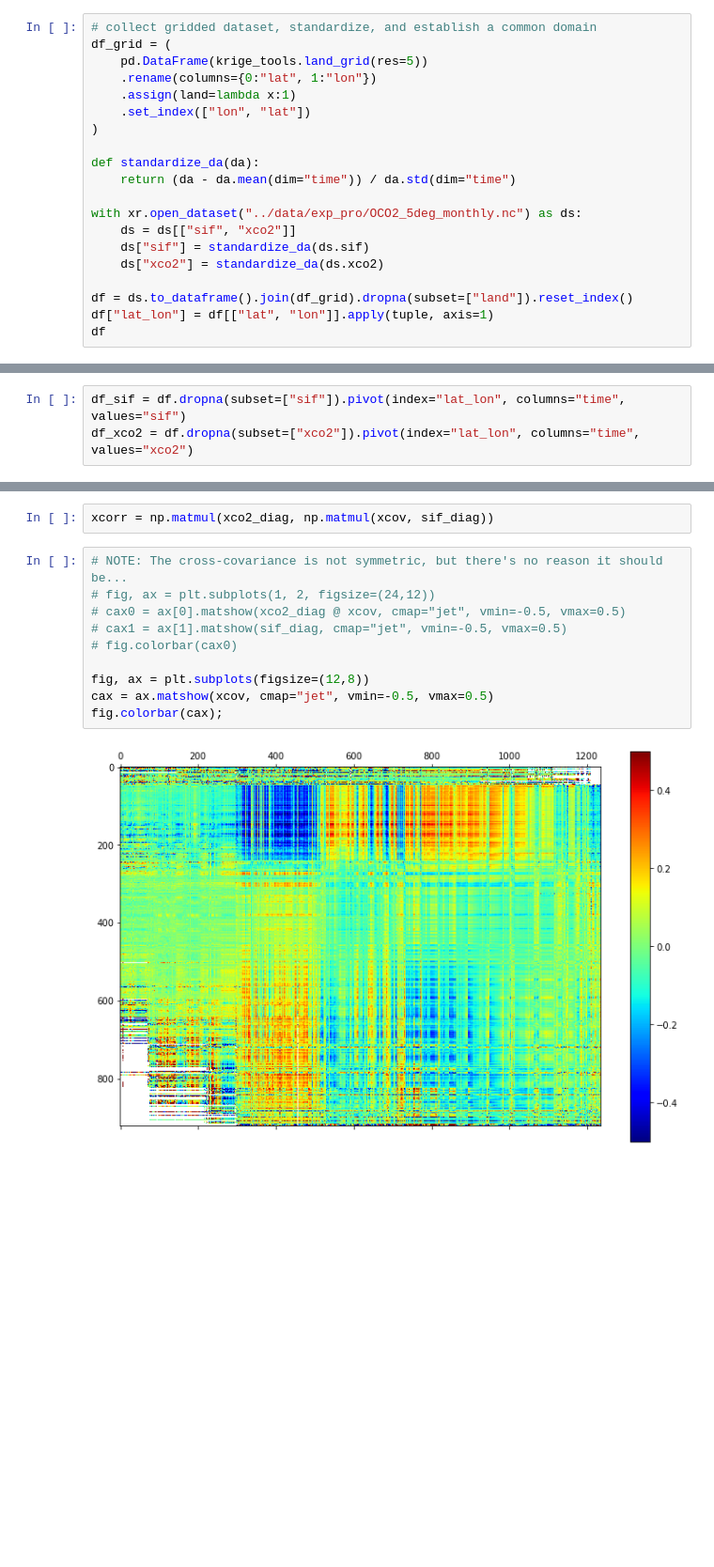
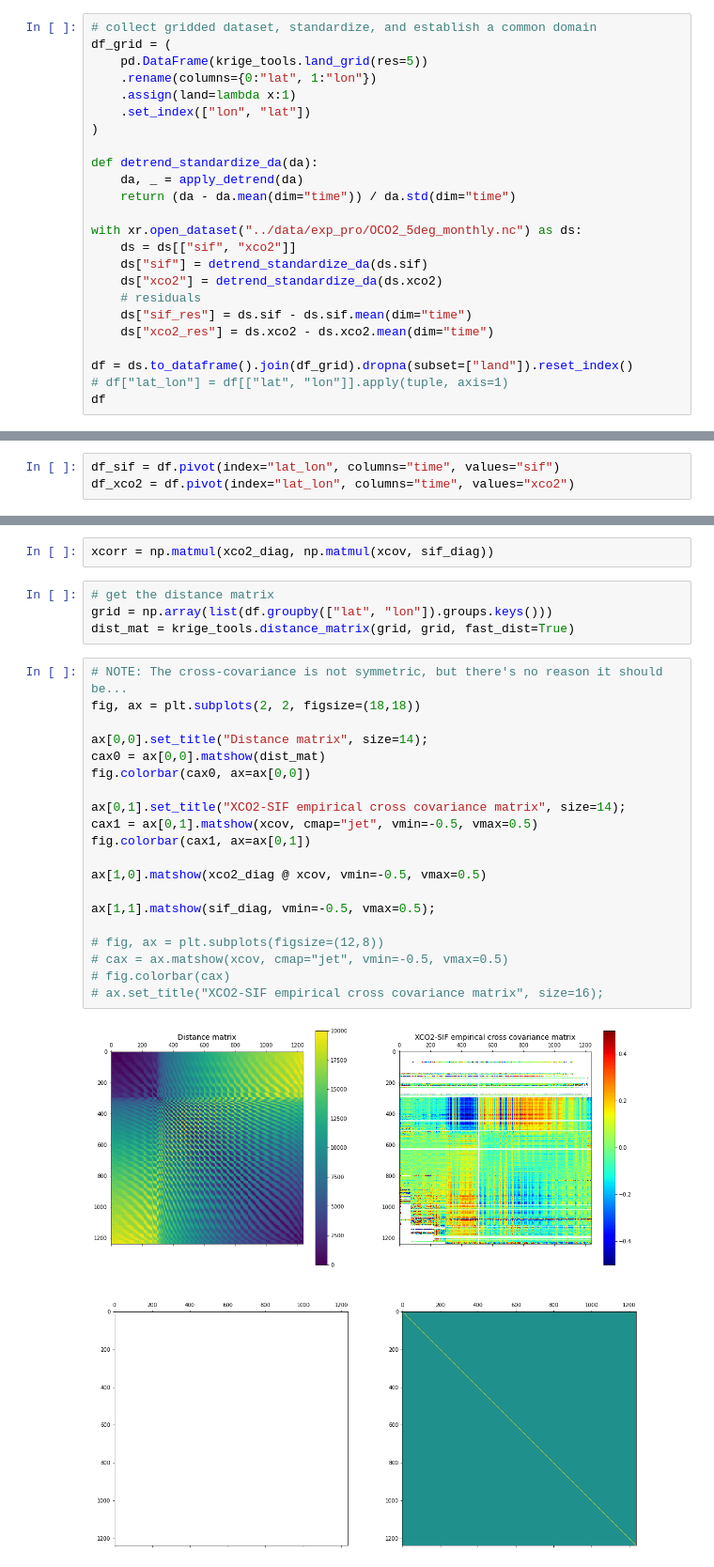
Before and after one commit to 91Mrwu/sif-xco2-cokriging, a Jupyter notebook: research/empirical_cross_cov.ipynb, the cells around one changed output, grey strips where cells are left out. Shown at 94% size. Saved outputs shown, nothing was run; the diff lists cells and outputs as text; blank space fills up the shorter version.

```diff
--- a/research/empirical_cross_cov.ipynb
+++ b/research/empirical_cross_cov.ipynb
@@ -22,15 +30,19 @@ df_grid = (
     .set_index(["lon", "lat"])
 )
 
-def standardize_da(da):
+def detrend_standardize_da(da):
+    da, _ = apply_detrend(da)
     return (da - da.mean(dim="time")) / da.std(dim="time")
 
 with xr.open_dataset("../data/exp_pro/OCO2_5deg_monthly.nc") as ds:
     ds = ds[["sif", "xco2"]]
-    ds["sif"] = standardize_da(ds.sif)
-    ds["xco2"] = standardize_da(ds.xco2)
+    ds["sif"] = detrend_standardize_da(ds.sif)
+    ds["xco2"] = detrend_standardize_da(ds.xco2)
+    # residuals
+    ds["sif_res"] = ds.sif - ds.sif.mean(dim="time")
+    ds["xco2_res"] = ds.xco2 - ds.xco2.mean(dim="time")
 
 df = ds.to_dataframe().join(df_grid).dropna(subset=["land"]).reset_index()
-df["lat_lon"] = df[["lat", "lon"]].apply(tuple, axis=1)
+# df["lat_lon"] = df[["lat", "lon"]].apply(tuple, axis=1)
 df
 # %% [output]
@@ -50,6 +98,6 @@ df
 # %%
-df_sif = df.dropna(subset=["sif"]).pivot(index="lat_lon", columns="time", values="sif")
-df_xco2 = df.dropna(subset=["xco2"]).pivot(index="lat_lon", columns="time", values="xco2")
+df_sif = df.pivot(index="lat_lon", columns="time", values="sif")
+df_xco2 = df.pivot(index="lat_lon", columns="time", values="xco2")
 # %%
 def outer_product(x1, x2):
     return np.outer(x1 - np.nanmean(x1), x2 - np.nanmean(x2))
@@ -71,15 +119,29 @@ xco2_diag = get_diag_std(xco2_cov)
 sif_diag = get_diag_std(sif_cov)
 # %%
 xcorr = np.matmul(xco2_diag, np.matmul(xcov, sif_diag))
+# %%
+# get the distance matrix
+grid = np.array(list(df.groupby(["lat", "lon"]).groups.keys()))
+dist_mat = krige_tools.distance_matrix(grid, grid, fast_dist=True)
 # %%
 # NOTE: The cross-covariance is not symmetric, but there's no reason it should be...
-# fig, ax = plt.subplots(1, 2, figsize=(24,12))
-# cax0 = ax[0].matshow(xco2_diag @ xcov, cmap="jet", vmin=-0.5, vmax=0.5)
-# cax1 = ax[1].matshow(sif_diag, cmap="jet", vmin=-0.5, vmax=0.5)
-# fig.colorbar(cax0)
+fig, ax = plt.subplots(2, 2, figsize=(18,18))
 
-fig, ax = plt.subplots(figsize=(12,8))
-cax = ax.matshow(xcov, cmap="jet", vmin=-0.5, vmax=0.5)
-fig.colorbar(cax);
+ax[0,0].set_title("Distance matrix", size=14);
+cax0 = ax[0,0].matshow(dist_mat)
+fig.colorbar(cax0, ax=ax[0,0])
+
+ax[0,1].set_title("XCO2-SIF empirical cross covariance matrix", size=14);
+cax1 = ax[0,1].matshow(xcov, cmap="jet", vmin=-0.5, vmax=0.5)
+fig.colorbar(cax1, ax=ax[0,1])
+
+ax[1,0].matshow(xco2_diag @ xcov, vmin=-0.5, vmax=0.5)
+
+ax[1,1].matshow(sif_diag, vmin=-0.5, vmax=0.5);
+
+# fig, ax = plt.subplots(figsize=(12,8))
+# cax = ax.matshow(xcov, cmap="jet", vmin=-0.5, vmax=0.5)
+# fig.colorbar(cax)
+# ax.set_title("XCO2-SIF empirical cross covariance matrix", size=16);
 # %% [output]
-[figure, old version]
+[figure, new version]
```
Also changed, not shown: parts of 17 cells of this notebook, 1 other file.
